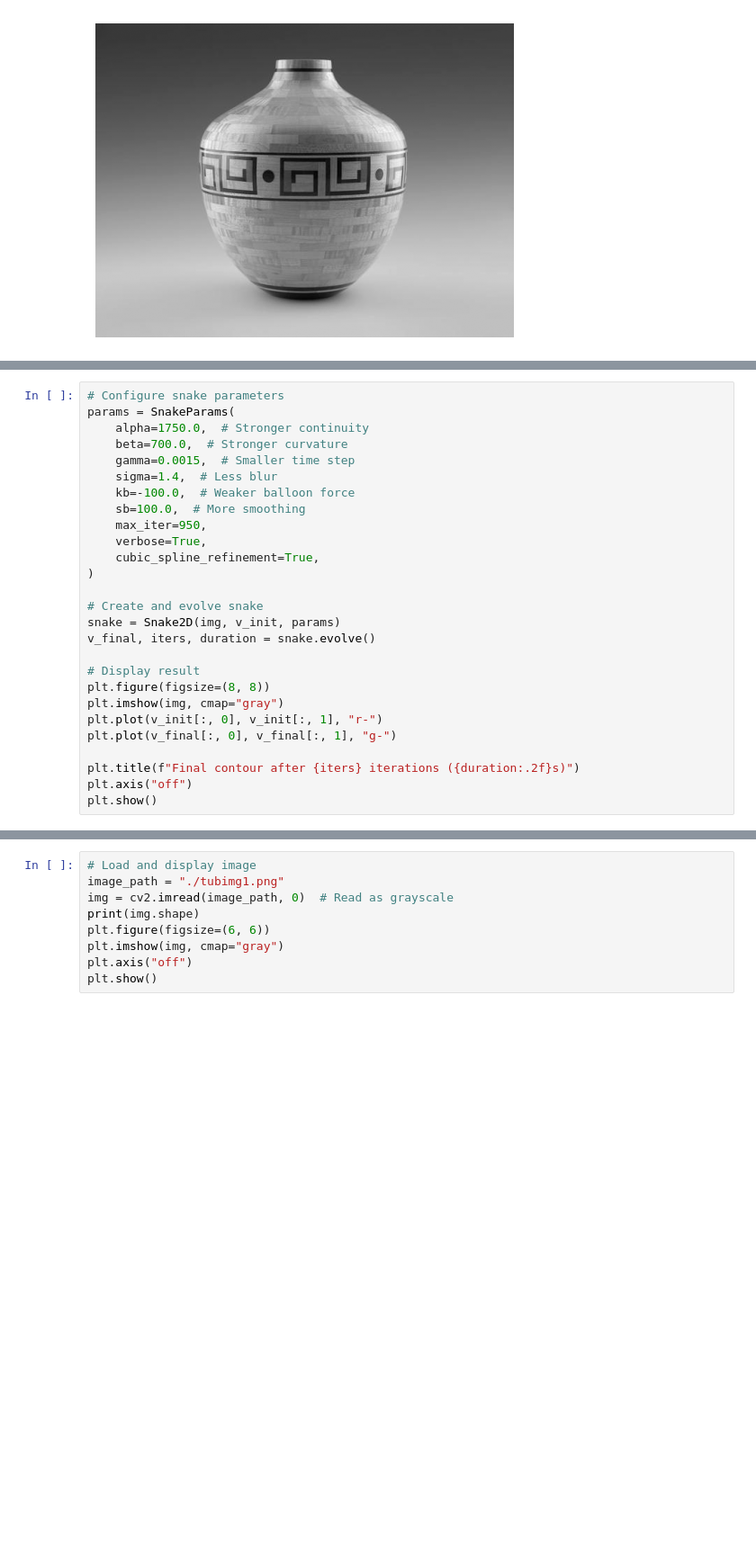
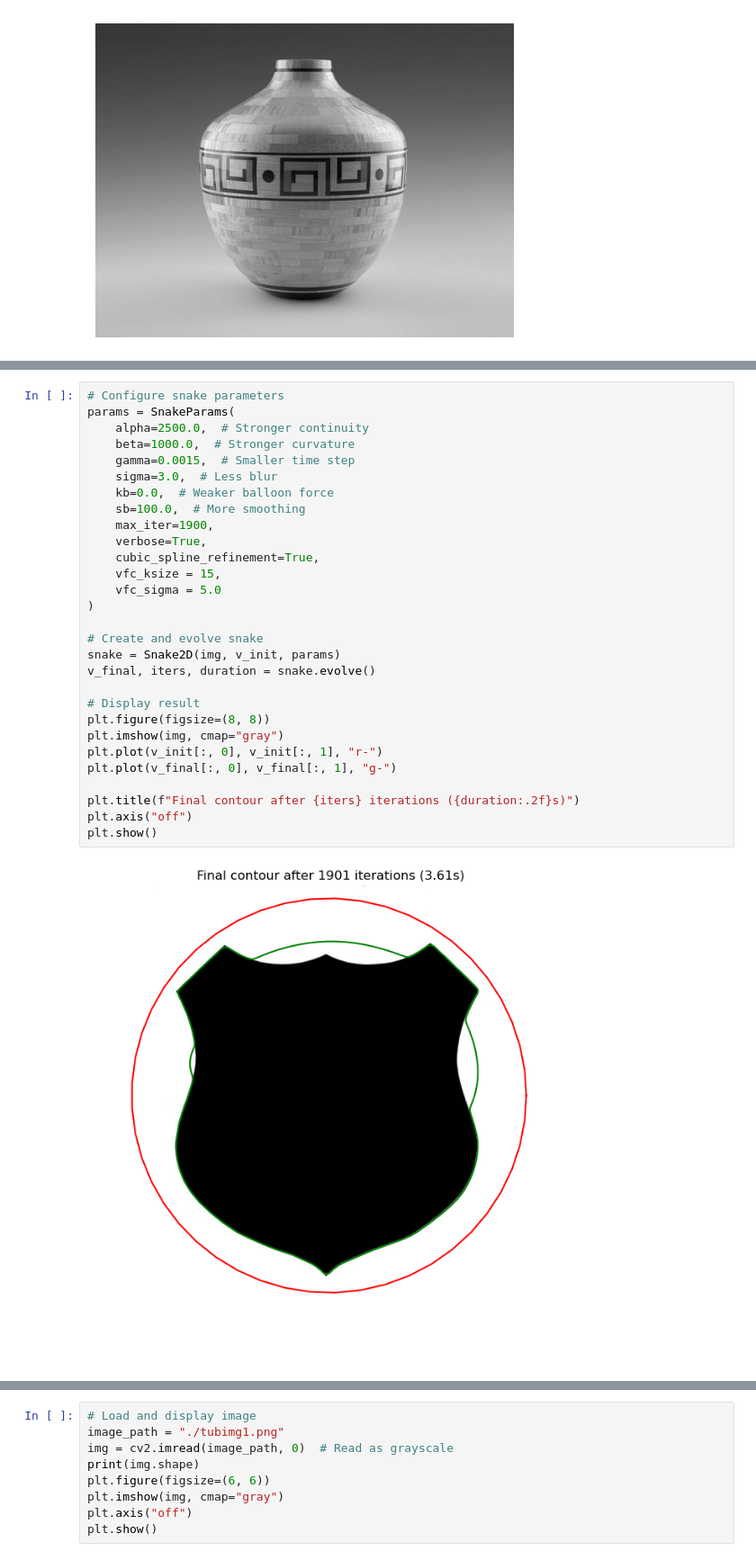
Before and after one commit to shh4und/snakes, a Jupyter notebook: 2D/snake.ipynb, the cells around one changed output, grey strips where cells are left out. Shown: that part at 90% size. Drawn from its saved outputs; the diff is of its cells as text; blank space fills up the shorter version.

```diff
--- a/2D/snake.ipynb
+++ b/2D/snake.ipynb
@@ -128,29 +134,33 @@ plt.show()
 # %%
 # Configure snake parameters
 params = SnakeParams(
-    alpha=1750.0,  # Stronger continuity
-    beta=700.0,  # Stronger curvature
+    alpha=2500.0,  # Stronger continuity
+    beta=1000.0,  # Stronger curvature
     gamma=0.0015,  # Smaller time step
-    sigma=1.4,  # Less blur
-    kb=-100.0,  # Weaker balloon force
+    sigma=3.0,  # Less blur
+    kb=0.0,  # Weaker balloon force
     sb=100.0,  # More smoothing
-    max_iter=950,
+    max_iter=1900,
     verbose=True,
     cubic_spline_refinement=True,
+    vfc_ksize = 15,
+    vfc_sigma = 5.0
 )
 
 # Create and evolve snake
 snake = Snake2D(img, v_init, params)
 v_final, iters, duration = snake.evolve()
 
 # Display result
 plt.figure(figsize=(8, 8))
 plt.imshow(img, cmap="gray")
 plt.plot(v_init[:, 0], v_init[:, 1], "r-")
 plt.plot(v_final[:, 0], v_final[:, 1], "g-")
 
 plt.title(f"Final contour after {iters} iterations ({duration:.2f}s)")
 plt.axis("off")
 plt.show()
+# %% [output]
+[figure, added]
 # %%
 # Load and display image
```
Also changed, not shown: parts of 7 cells of this notebook, 1 other file.
